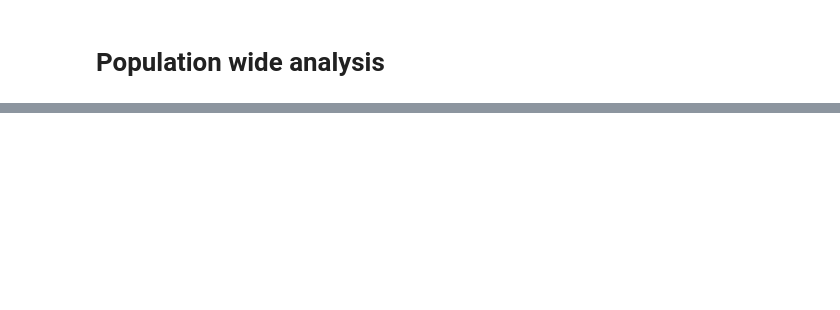
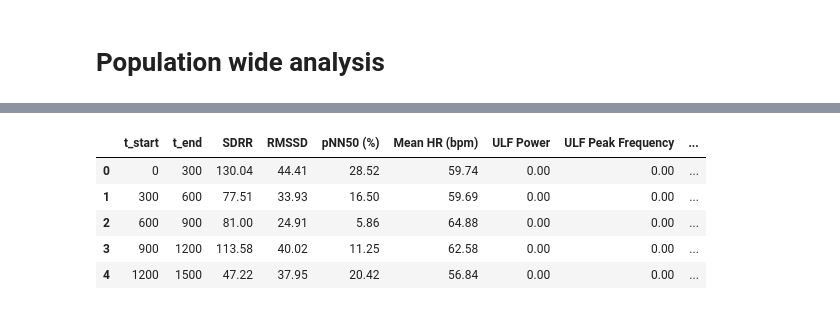
Before and after one commit to ad-aspera/HRV-EDA, a Jupyter notebook: eda.ipynb, the cells around one changed output, grey strips where cells are left out. Cells and saved outputs as stored; diff of their text form; code cells hidden in the pictures; blank space fills up the shorter version.

```diff
--- a/eda.ipynb
+++ b/eda.ipynb
@@ -481,0 +492,10 @@ AssertionError: wrong color format 'ansiyellow'
+# %%
+rem_hrv_metrics = derive_metrics({id: peaks[id]['REM'][0] for id in peaks})
+rem_hrv_metrics .head()
+# %% [output]
+|  | t_start | t_end | SDRR | RMSSD | pNN50 (%) | Mean HR (bpm) | ULF Power | ULF Peak Frequency | ... |
+| 0 | 0 | 300 | 130.04 | 44.41 | 28.52 | 59.74 | 0.00 | 0.00 | ... |
+| 1 | 300 | 600 | 77.51 | 33.93 | 16.50 | 59.69 | 0.00 | 0.00 | ... |
+| 2 | 600 | 900 | 81.00 | 24.91 | 5.86 | 64.88 | 0.00 | 0.00 | ... |
+| 3 | 900 | 1200 | 113.58 | 40.02 | 11.25 | 62.58 | 0.00 | 0.00 | ... |
+| 4 | 1200 | 1500 | 47.22 | 37.95 | 20.42 | 56.84 | 0.00 | 0.00 | ... |
```
Also changed, not shown: parts of 9 cells of this notebook, 3 other files.
